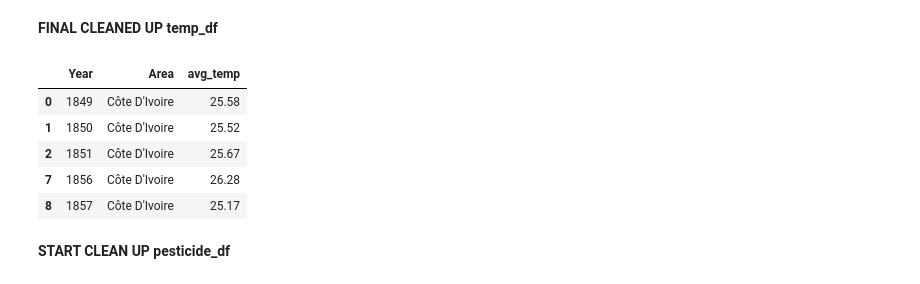
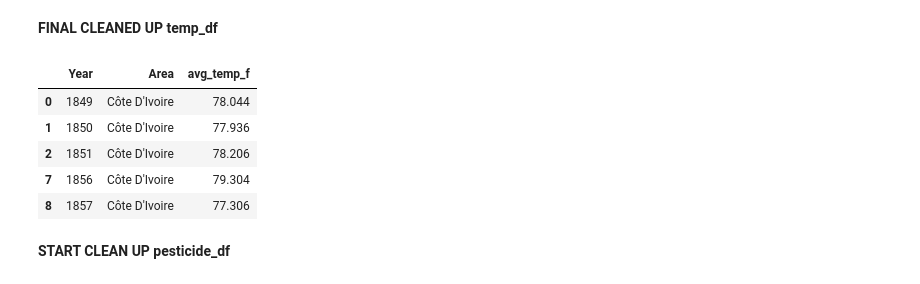
Before and after one commit to jwadamucci/Project3_Group1, a Jupyter notebook: crop_yields_Gurpreet.ipynb, the cells around one changed output. Cells and saved outputs as stored; diff of their text form; code cells hidden in the pictures.

```diff
--- a/crop_yields_Gurpreet.ipynb
+++ b/crop_yields_Gurpreet.ipynb
@@ -168,19 +170,23 @@ First few rows of temp_df:
 # %%
 # Change column names
 temp_df = temp_df.rename(columns={"year": "Year", "country": 'Area'})
-
 #drop the rows with NaN values
 temp_df = temp_df.dropna()
+# Convert temperature from Celsius to Fahrenheit
+temp_df['avg_temp_f'] = temp_df['avg_temp'] * 9 / 5 + 32
+# Drop the 'avg_temp' column
+temp_df = temp_df.drop(columns=['avg_temp'])
+
 temp_df.head()
 
 #I will remove Year values older than 1990 later
 # %% [output]
-|  | Year | Area | avg_temp |
-| 0 | 1849 | Côte D'Ivoire | 25.58 |
-| 1 | 1850 | Côte D'Ivoire | 25.52 |
-| 2 | 1851 | Côte D'Ivoire | 25.67 |
-| 7 | 1856 | Côte D'Ivoire | 26.28 |
-| 8 | 1857 | Côte D'Ivoire | 25.17 |
+|  | Year | Area | avg_temp_f |
+| 0 | 1849 | Côte D'Ivoire | 78.044 |
+| 1 | 1850 | Côte D'Ivoire | 77.936 |
+| 2 | 1851 | Côte D'Ivoire | 78.206 |
+| 7 | 1856 | Côte D'Ivoire | 79.304 |
+| 8 | 1857 | Côte D'Ivoire | 77.306 |
 # %% [markdown]
 **START CLEAN UP pesticide_df**
 # %%
```
Also changed, not shown: parts of 7 cells of this notebook, 2 other files.
